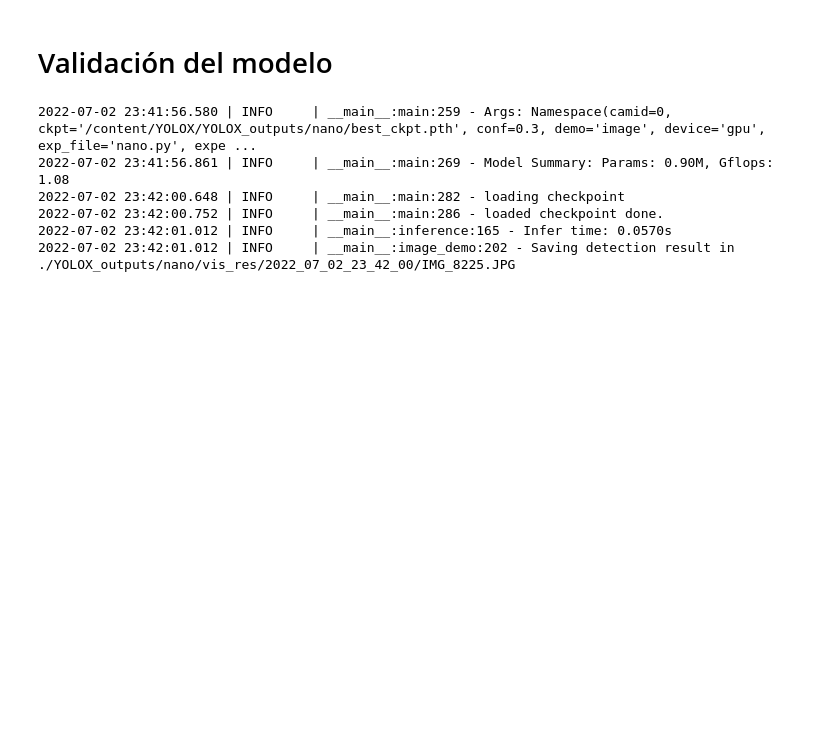
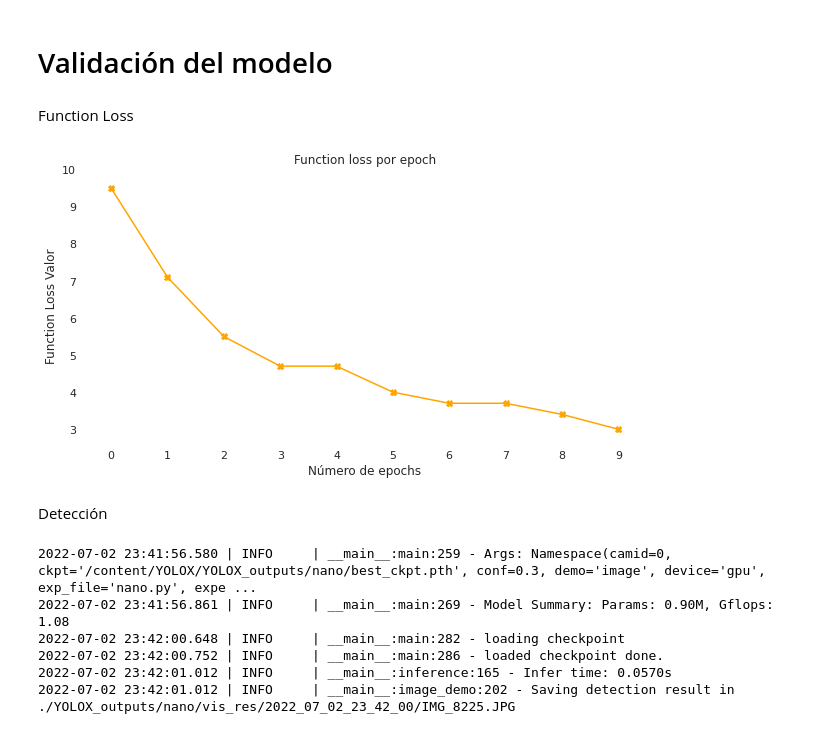
Before and after one commit to manvgom/Pickioset, a Jupyter notebook: YOLOX_Training_Sample.ipynb, the cells around one changed output. Cells and saved outputs as stored; diff of their text form; code cells hidden in the pictures; blank space fills up the shorter version.

```diff
--- a/YOLOX_Training_Sample.ipynb
+++ b/YOLOX_Training_Sample.ipynb
@@ -226,2 +226,39 @@ yolox_nano.pth      100%[===================>]   7.30M  10.8MB/s    in 0.7s
 # %% [markdown]
 # Validación del modelo
+# %% [markdown]
+Function Loss
+# %%
+term = 'total_loss'
+t_loss=[]
+file = open('/content/YOLOX/YOLOX_outputs/nano/train_log.txt')
+for line in file:
+    line.strip().split('/n')
+    if term in line:
+      t_loss.append(line)
+file.close()
+
+total_loss = []
+wordPlusGap = int(len(term))+2
+index = t_loss[1].find(term)
+start_value = (index + wordPlusGap);
+end_value=start_value + 3;
+for x in range(len(t_loss)):
+  total_loss.append(float(t_loss[x][start_value:end_value]))
+total_loss.sort(reverse=True)
+
+total_loss_desc = total_loss
+epoch_number = list(range(len(t_loss)))
+import matplotlib.pyplot as plt
+import numpy as np
+ax = plt.axes()
+ax.set_facecolor("None")
+plt.plot(epoch_number, total_loss_desc, marker='X', color='orange')
+plt.xticks(np.arange(min(epoch_number), max(epoch_number)+1, 1.0))
+plt.yticks(np.arange(min(total_loss_desc), max(total_loss_desc)+1, 1.0))
+
+plt.title('Function loss por epoch')
+plt.xlabel('Número de epochs')
+plt.ylabel('Function Loss Valor')
+plt.show()
+# %% [output]
+[figure, added]
@@ -228,3 +268,5 @@ yolox_nano.pth      100%[===================>]   7.30M  10.8MB/s    in 0.7s
+# %% [markdown]
+Detección
 # %%
 #Evaluar con una imagen externa (YOLOX/assets)
 TEST_IMAGE_PATH = "/content/YOLOX/assets/IMG_8225.JPG" # No se detecta cuando hay varios objetos en la nevera.
```
Also changed, not shown: parts of 8 cells of this notebook.
